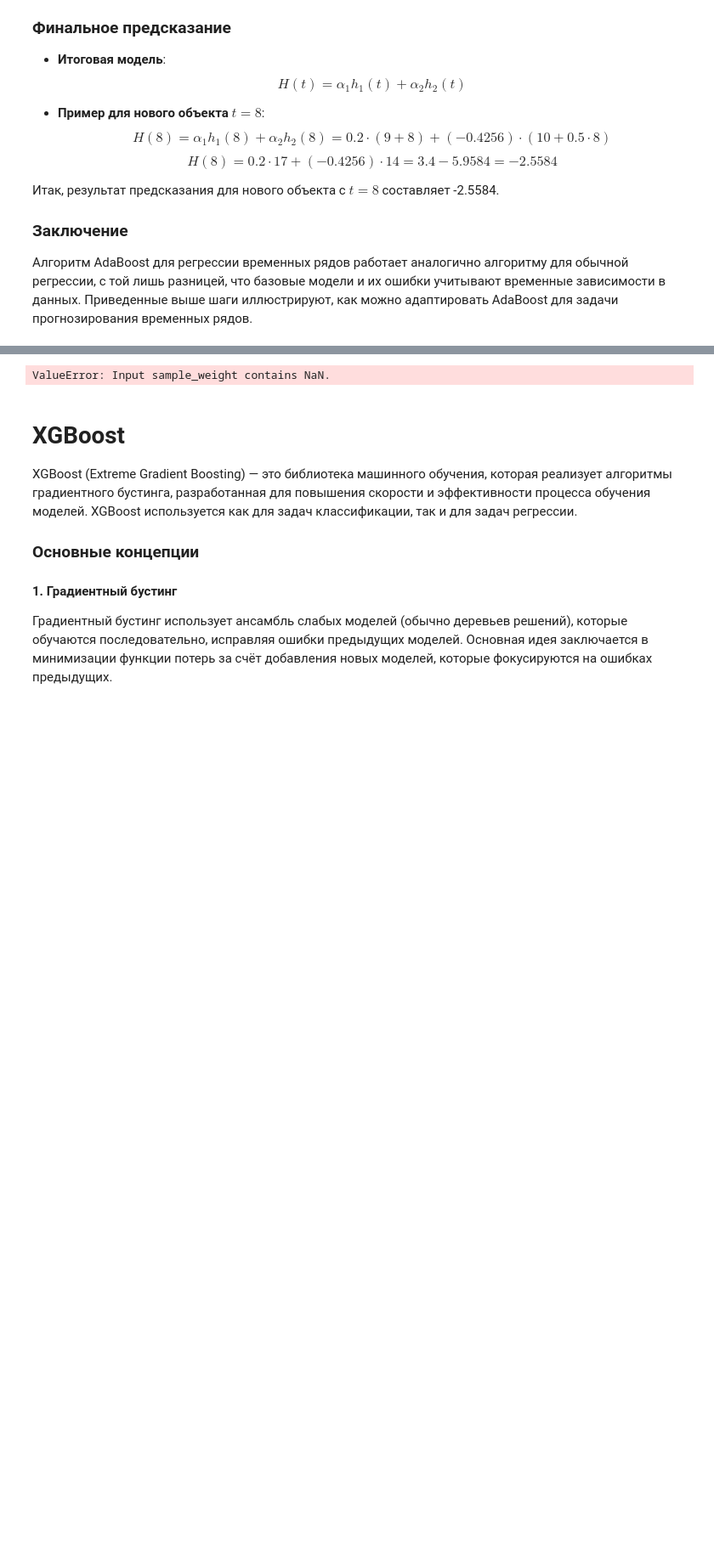
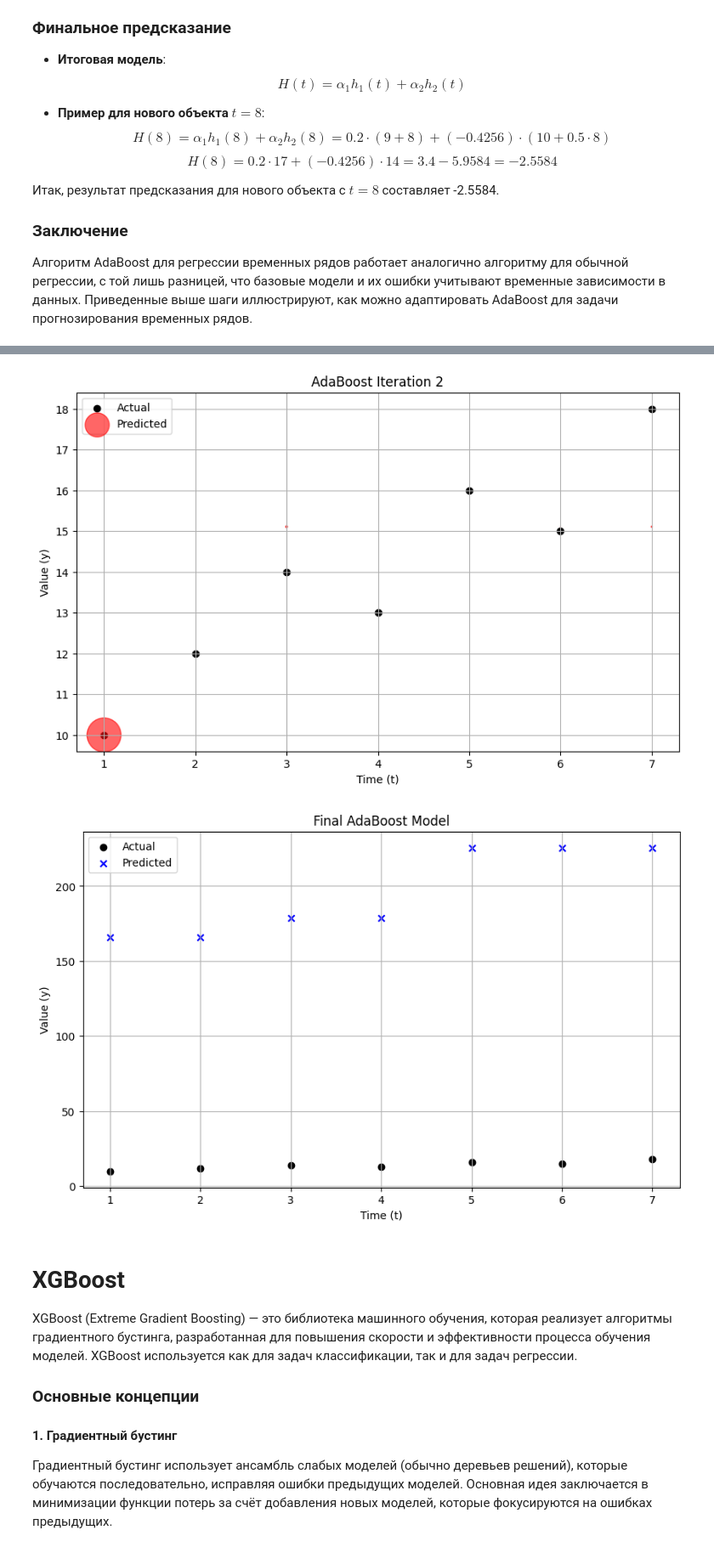
Before and after one commit to CodeHunterOfficial/TimeSeriesForecast_2024-2025, a Jupyter notebook: Тема 5. Прогнозирование временных рядов с помощью градиентного бустинга/Тема_5_3_Прогнозирование_временных_рядов_с_помощью_градиентного_бустинга.ipynb, the cells around one changed output, grey strips where cells are left out. Shown at 85% size. Saved outputs shown, nothing was run; the diff lists cells and outputs as text; code cells hidden in the pictures; blank space fills up the shorter version.

```diff
--- a/Тема 5. Прогнозирование временных рядов с помощью градиентного бустинга/Тема_5_3_Прогнозирование_временных_рядов_с_помощью_градиентного_бустинга.ipynb
+++ b/Тема 5. Прогнозирование временных рядов с помощью градиентного бустинга/Тема_5_3_Прогнозирование_временных_рядов_с_помощью_градиентного_бустинга.ipynb
@@ -627,37 +627,42 @@ plot_predictions(base_model_1, X, y, weights, 'AdaBoost Iteration 1')
 
 errors_1 = np.abs(y - y_pred_1)
 epsilon_1 = np.sum(weights * errors_1) / np.sum(weights)
+if epsilon_1 <= 0 or epsilon_1 >= 1:
+    epsilon_1 = 1e-10
 alpha_1 = 0.5 * np.log((1 - epsilon_1) / epsilon_1)
 weights = weights * np.exp(alpha_1 * errors_1)
 weights = weights / np.sum(weights)
 
 # Итерация 2
 base_model_2 = DecisionTreeRegressor(max_depth=1)
 base_model_2.fit(X, y, sample_weight=weights)
 y_pred_2 = base_model_2.predict(X)
 plot_predictions(base_model_2, X, y, weights, 'AdaBoost Iteration 2')
 
 errors_2 = np.abs(y - y_pred_2)
 epsilon_2 = np.sum(weights * errors_2) / np.sum(weights)
+if epsilon_2 <= 0 or epsilon_2 >= 1:
+    epsilon_2 = 1e-10
 alpha_2 = 0.5 * np.log((1 - epsilon_2) / epsilon_2)
 
 # Финальная модель
 def final_predict(X):
     return alpha_1 * base_model_1.predict(X) + alpha_2 * base_model_2.predict(X)
 
 # Визуализация финальной модели
 plt.figure(figsize=(10, 6))
 plt.title('Final AdaBoost Model')
 plt.xlabel('Time (t)')
 plt.ylabel('Value (y)')
 plt.scatter(X, y, color='black', label='Actual')
 plt.scatter(X, final_predict(X), color='blue', label='Predicted', marker='x')
 plt.legend()
 plt.grid(True)
 plt.show()
 # %% [output]
 [figure]
-ValueError: Input sample_weight contains NaN.
+[figure, added]
+[figure, added]
 # %% [markdown]
 # XGBoost
 
```
